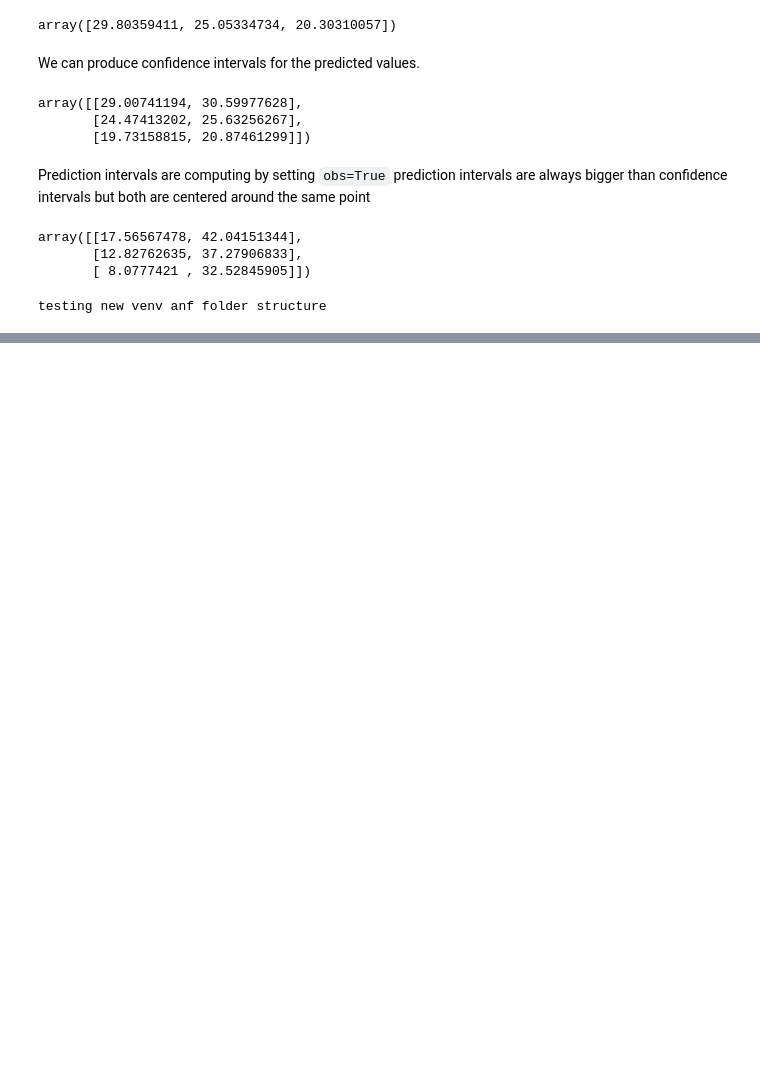
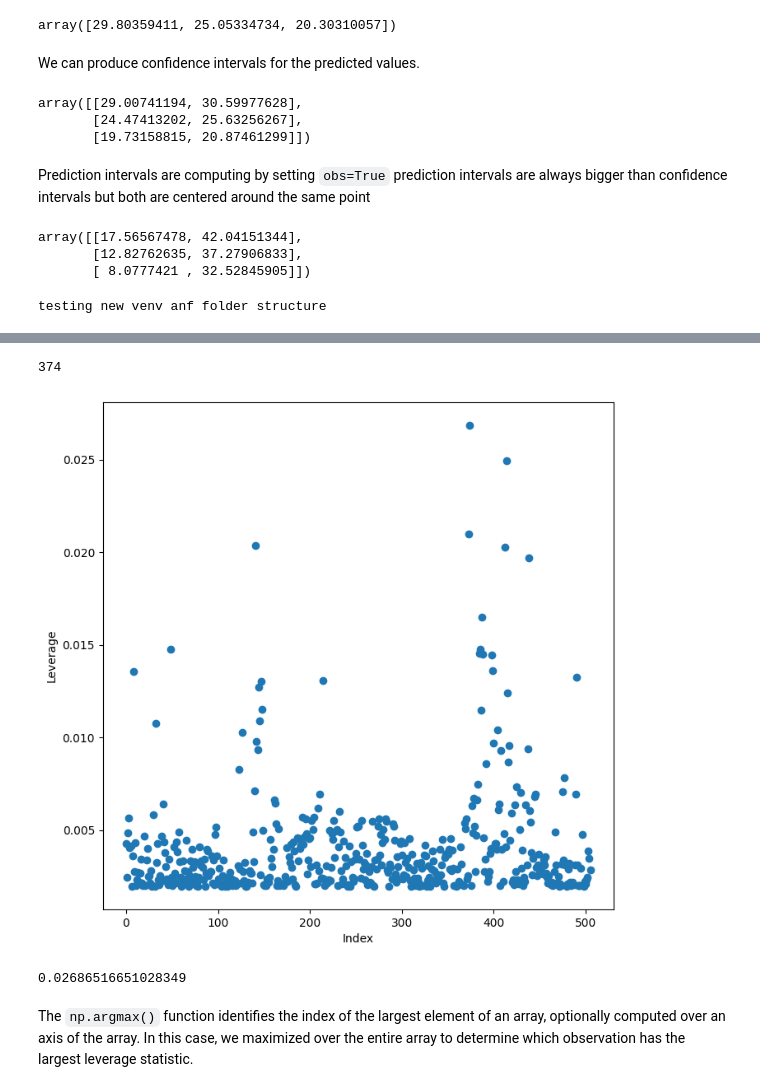
Before and after one commit to DDli26/Introduction-to-Statistical-Learning-Labs, a Jupyter notebook: Chapter 3 Linear Regression/lab.ipynb, the cells around one changed output, grey strips where cells are left out. Cells and saved outputs as stored; diff of their text form; code cells hidden in the pictures; blank space fills up the shorter version.

```diff
--- a/Chapter 3 Linear Regression/lab.ipynb
+++ b/Chapter 3 Linear Regression/lab.ipynb
@@ -307,0 +450,19 @@ testing new venv anf folder structure
+# %%
+infl=results.get_influence()
+ax = subplots(figsize=(8,8))[1]
+ax.scatter(np.arange(X.shape[0]), infl.hat_matrix_diag)
+ax.set_xlabel('Index')
+ax.set_ylabel('Leverage')
+np.argmax(infl.hat_matrix_diag)
+# %% [output]
+374
+[figure, added]
+# %%
+np.argmax(infl.hat_matrix_diag) #374
+infl.hat_matrix_diag[374]
+# %% [output]
+0.02686516651028349
+# %% [markdown]
+ The `np.argmax()`  function identifies the index of the largest element of an array, optionally computed over an axis of the array.
+In this case, we maximized over the entire array
+to determine which observation has the largest leverage statistic.
```
Also changed, not shown: parts of 28 cells of this notebook.
